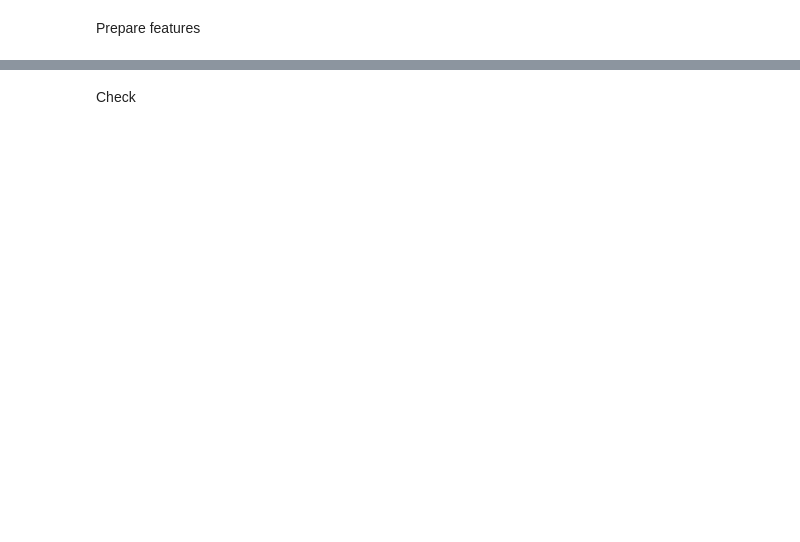
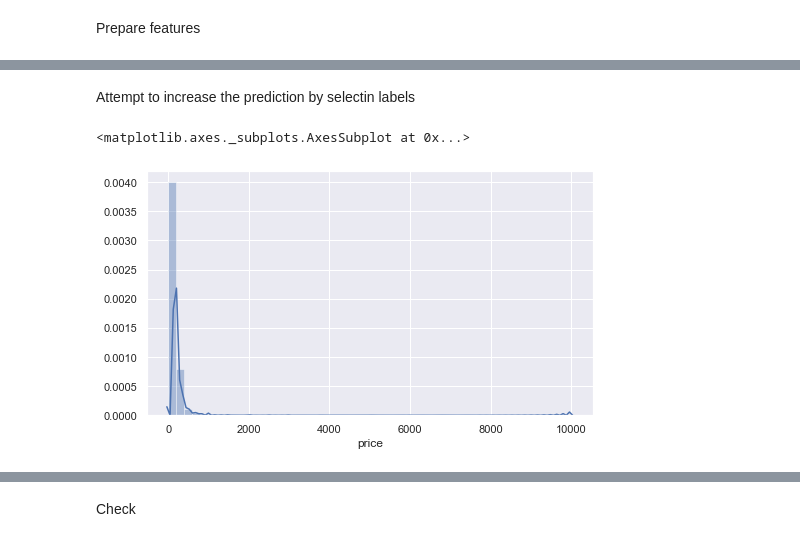
Before and after one commit to aleksanp/airbnb-prices, a Jupyter notebook: airbnb_learning.ipynb, the cells around one changed output, grey strips where cells are left out. Saved outputs shown, nothing was run; the diff lists cells and outputs as text; code cells hidden in the pictures; blank space fills up the shorter version.

```diff
--- a/airbnb_learning.ipynb
+++ b/airbnb_learning.ipynb
@@ -276,0 +313,5 @@ airbnb_data_le = (airbnb_data.drop(cat_features, axis=1).join(
+# %%
+x = airbnb_data.drop(['price'], axis=1)
+y = airbnb_data.price
+
+x_train, x_test, y_train, y_test = train_test_split(x, y, test_size=0.25, random_state=17)
@@ -276,0 +443,7 @@ airbnb_data_le = (airbnb_data.drop(cat_features, axis=1).join(
+# %% [markdown]
+Attempt to increase the prediction by selectin labels
+# %%
+sns.distplot(y_train)
+# %% [output]
+<matplotlib.axes._subplots.AxesSubplot at 0x...>
+[figure, added]
```
Also changed, not shown: parts of 54 cells of this notebook.
